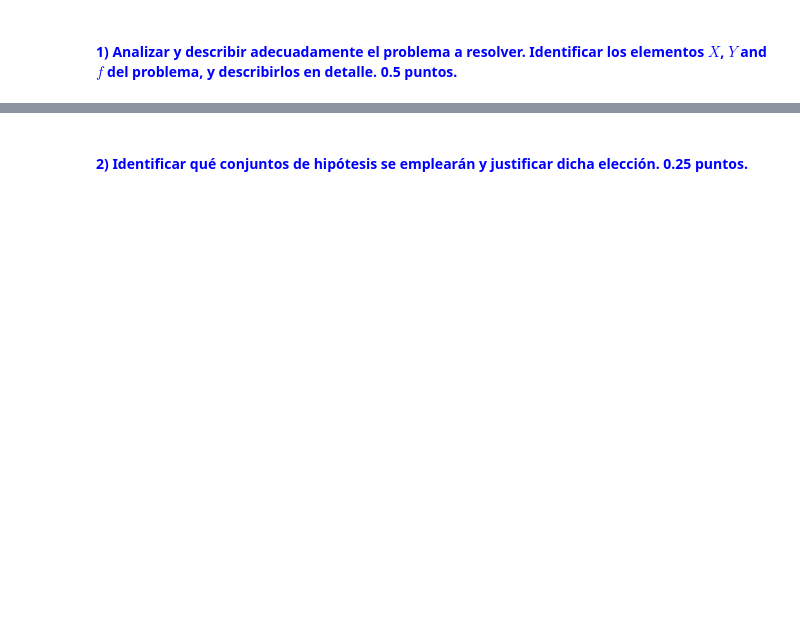
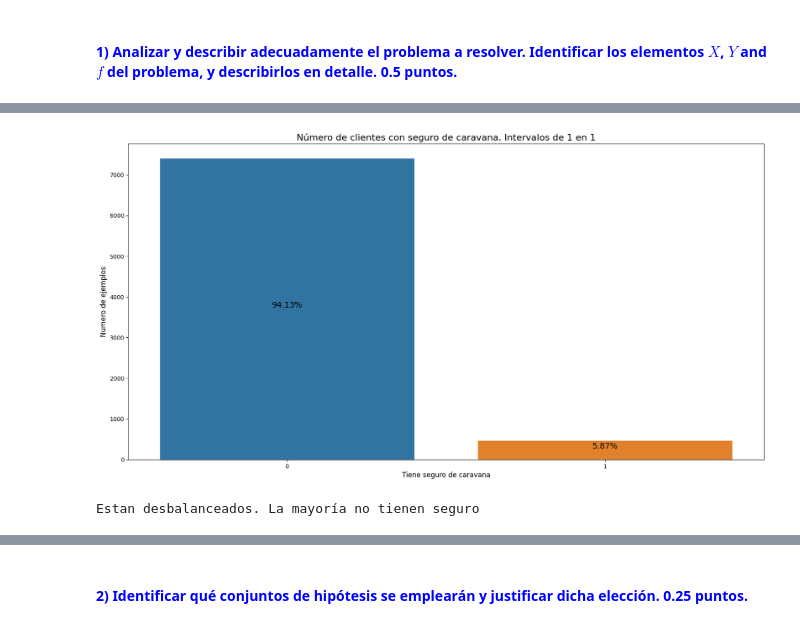
Before and after one commit to yerasiito/Ingenieria-Informatica-UGR, a Jupyter notebook: 3ºCurso/Segundo Cuatri CSI/AA/Practica3/Clasificacion/P3_clasificacion.ipynb, the cells around one changed output, grey strips where cells are left out. Cells and saved outputs as stored; diff of their text form; code cells hidden in the pictures; blank space fills up the shorter version.

```diff
--- a/3ºCurso/Segundo Cuatri CSI/AA/Practica3/Clasificacion/P3_clasificacion.ipynb
+++ b/3ºCurso/Segundo Cuatri CSI/AA/Practica3/Clasificacion/P3_clasificacion.ipynb
@@ -47,0 +364,9 @@ por defecto que se consideren óptimos o que se soliciten en el enunciado.
+# %%
+# Podemos ver más sobre cada atributo: tipo y valores nulos
+# En el dataset nos dicen que no hay valores faltantes
+print("\n\tComo el shape del dataframe contiene las mismas columnas se puede intuir que no hay datos erroneos")
+print(data_class.info())
+
+print("Se consideran MOSTYPE y MOSHOOFD como categóricas, ahora se explica por qué.")
+categoricas = ["MOSTYPE", "MOSHOOFD"] # Identifican tipo y subtipo de cliente
+# El resto de variables son numéricas aunque se podrían considerar ciertas categorías
@@ -47,0 +418,12 @@ por defecto que se consideren óptimos o que se soliciten en el enunciado.
+# %%
+# antes es necesario convertir las variables categóricas en numéricas
+print(f"{categoricas}")
+
+display(data_class)
+target = Y_(data_class)
+
+X_data_class = pd.get_dummies(X_(data_class), columns = categoricas, drop_first = True)
+
+data_class = rejoin_(X_data_class, target)
+print("Se han transformado los datos...\n")
+display(data_class.head())
@@ -47,0 +453,26 @@ por defecto que se consideren óptimos o que se soliciten en el enunciado.
+# %%
+# Separamos los datos del atributo objetivo
+X, Y = separar_datos(data_class) # Primero se separa en X e Y
+
+# Dividir los datos en training y test usando la libreria scikit
+X_train, X_test, Y_train, Y_test = train_test_split(X, Y, test_size = 0.2, shuffle=True)
+
+# Crear dataframes de test y train
+train = join_(X_train, Y_train, data_class.columns)
+test = join_(X_test, Y_test, data_class.columns)
+
+# Visualizamos el objetivo
+title = "Número de clientes con seguro de caravana"
+xlabel = "Tiene seguro de caravana"
+ylabel = "Numero de ejemplos"
+intervalo = 1
+percentil = 100
+
+show_histogram(train, title , xlabel, ylabel, 14)
+
+print("Estan desbalanceados. La mayoría no tienen seguro")
+# Y_(data_class).hist(figsize=(20,20))
+# plt.show()
+# %% [output]
+[figure, added]
+Estan desbalanceados. La mayoría no tienen seguro
```
Also changed, not shown: parts of 49 cells of this notebook, 12 other files.
